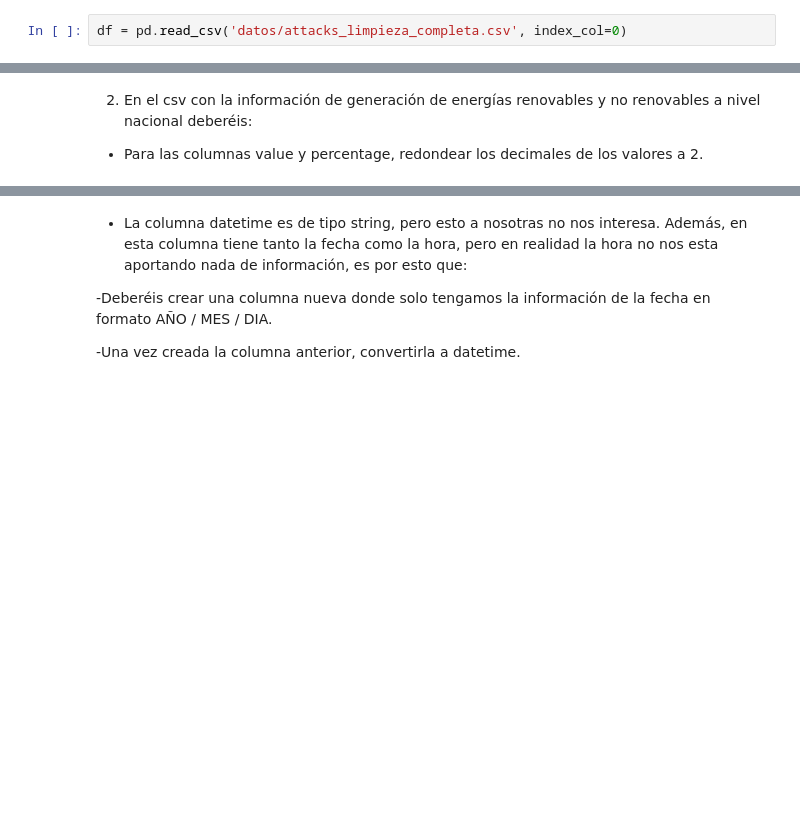
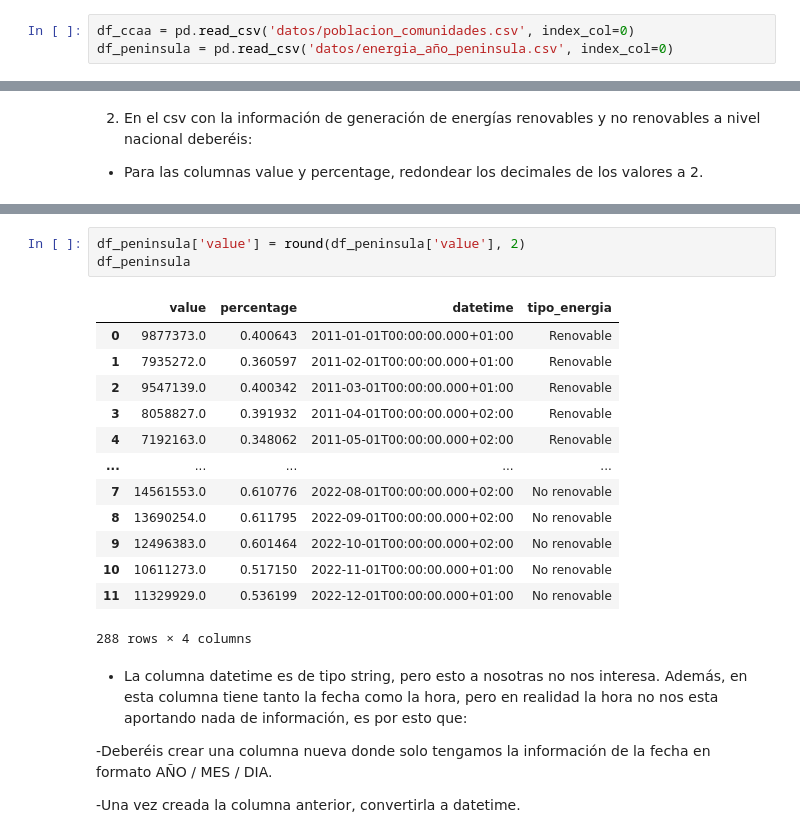
Before and after one commit to Adalab/EDA-y-ETL, a Jupyter notebook: etl/etl-II.ipynb, the cells around one changed output, grey strips where cells are left out. Saved outputs shown, nothing was run; the diff lists cells and outputs as text; blank space fills up the shorter version.

```diff
--- a/etl/etl-II.ipynb
+++ b/etl/etl-II.ipynb
@@ -5,7 +5,8 @@ import numpy as np
 
 from datetime import datetime, timedelta
 # %%
-df = pd.read_csv('datos/attacks_limpieza_completa.csv', index_col=0)
+df_ccaa = pd.read_csv('datos/poblacion_comunidades.csv', index_col=0)
+df_peninsula = pd.read_csv('datos/energia_año_peninsula.csv', index_col=0)
 # %% [markdown]
 # Pair Programming ETL Transformación I
 
@@ -19,3 +34,20 @@ df = pd.read_csv('datos/attacks_limpieza_completa.csv', index_col=0)
+# %%
+df_peninsula['value'] = round(df_peninsula['value'], 2)
+df_peninsula
+# %% [output]
+|  | value | percentage | datetime | tipo_energia |
+| 0 | 9877373.0 | 0.400643 | 2011-01-01T00:00:00.000+01:00 | Renovable |
+| 1 | 7935272.0 | 0.360597 | 2011-02-01T00:00:00.000+01:00 | Renovable |
+| 2 | 9547139.0 | 0.400342 | 2011-03-01T00:00:00.000+01:00 | Renovable |
+| 3 | 8058827.0 | 0.391932 | 2011-04-01T00:00:00.000+02:00 | Renovable |
+| 4 | 7192163.0 | 0.348062 | 2011-05-01T00:00:00.000+02:00 | Renovable |
+| ... | ... | ... | ... | ... |
+| 7 | 14561553.0 | 0.610776 | 2022-08-01T00:00:00.000+02:00 | No renovable |
+| 8 | 13690254.0 | 0.611795 | 2022-09-01T00:00:00.000+02:00 | No renovable |
+| 9 | 12496383.0 | 0.601464 | 2022-10-01T00:00:00.000+02:00 | No renovable |
+| 10 | 10611273.0 | 0.517150 | 2022-11-01T00:00:00.000+01:00 | No renovable |
+| 11 | 11329929.0 | 0.536199 | 2022-12-01T00:00:00.000+01:00 | No renovable |
+288 rows × 4 columns
 # %% [markdown]
 - La columna datetime es de tipo string, pero esto a nosotras no nos interesa. Además, en esta columna tiene tanto la fecha como la hora, pero en realidad la hora no nos esta aportando nada de información, es por esto que:
 
```
Also changed, not shown: parts of 3 cells of this notebook, 2 other files.
